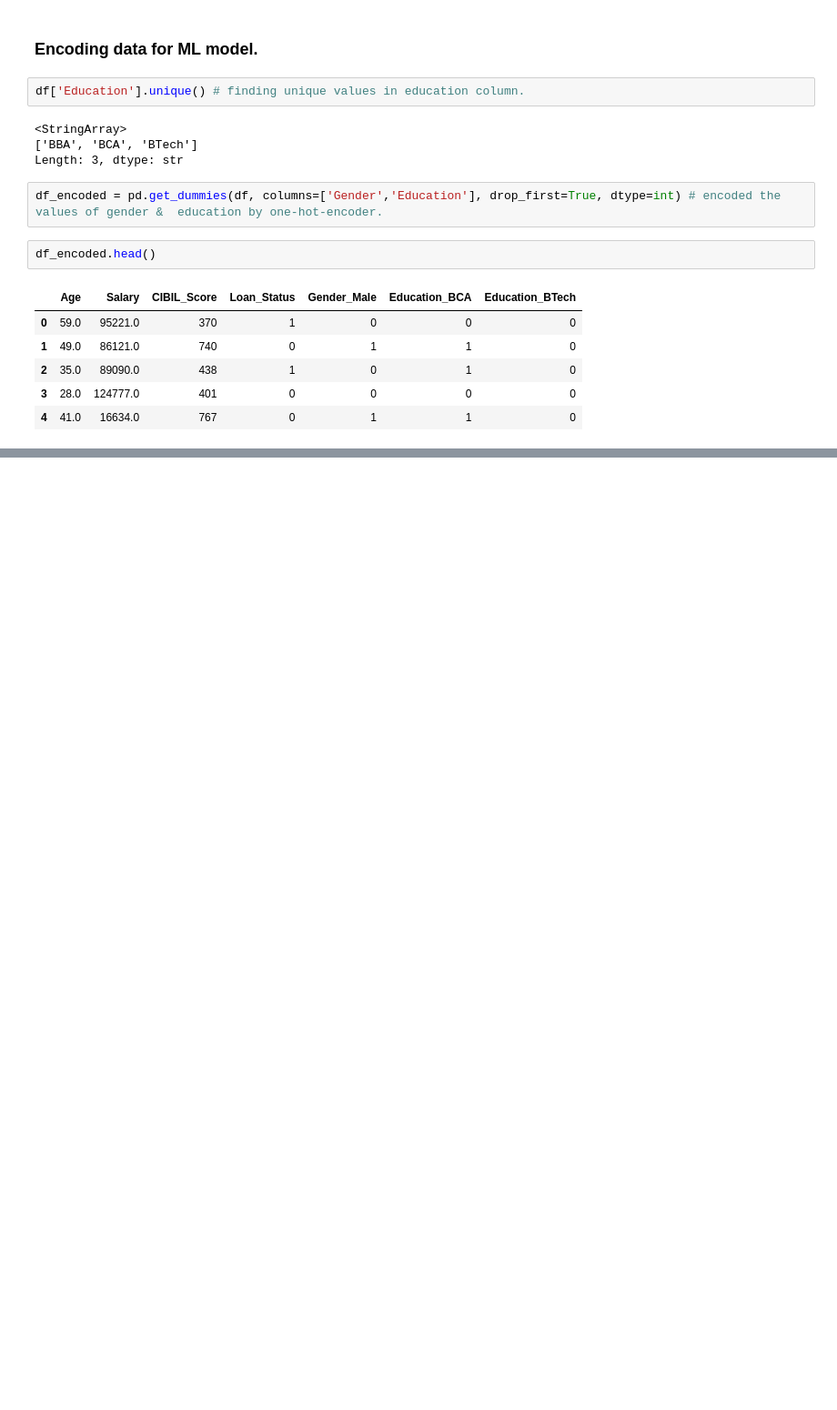
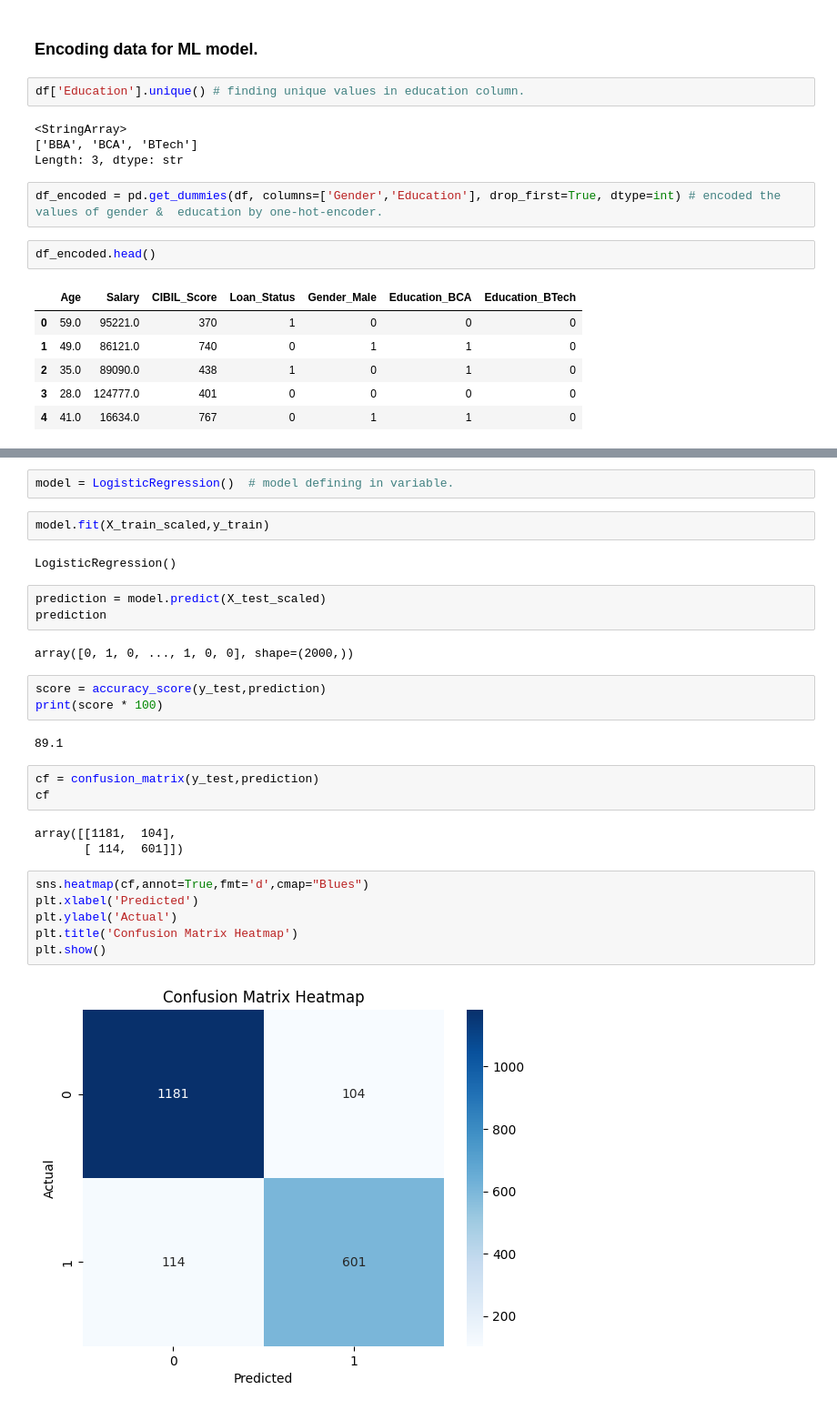
Before and after one commit to 87690ut/Python_Finall_Projects, a Jupyter notebook: ML_Journey/ML_day_7_Loan_recovery_Prediction_impitation&data_cleaning.ipynb, the cells around one changed output, grey strips where cells are left out. Shown at 91% size. Cells and saved outputs as stored; diff of their text form; blank space fills up the shorter version.

Commit message:
daat prediction after encoding & scalinf with a condition for making a pattern code update.

```diff
--- a/ML_Journey/ML_day_7_Loan_recovery_Prediction_impitation&data_cleaning.ipynb
+++ b/ML_Journey/ML_day_7_Loan_recovery_Prediction_impitation&data_cleaning.ipynb
@@ -112,0 +125,30 @@ df_encoded.head()
+# %%
+model = LogisticRegression()  # model defining in variable.
+# %%
+model.fit(X_train_scaled,y_train)
+# %% [output]
+LogisticRegression()
+# %%
+prediction = model.predict(X_test_scaled)
+prediction
+# %% [output]
+array([0, 1, 0, ..., 1, 0, 0], shape=(2000,))
+# %%
+score = accuracy_score(y_test,prediction)
+print(score * 100)
+# %% [output]
+89.1
+# %%
+cf = confusion_matrix(y_test,prediction)
+cf
+# %% [output]
+array([[1181,  104],
+       [ 114,  601]])
+# %%
+sns.heatmap(cf,annot=True,fmt='d',cmap="Blues")
+plt.xlabel('Predicted')
+plt.ylabel('Actual')
+plt.title('Confusion Matrix Heatmap')
+plt.show()
+# %% [output]
+[figure, added]
```
Also changed, not shown: parts of 6 cells of this notebook.
